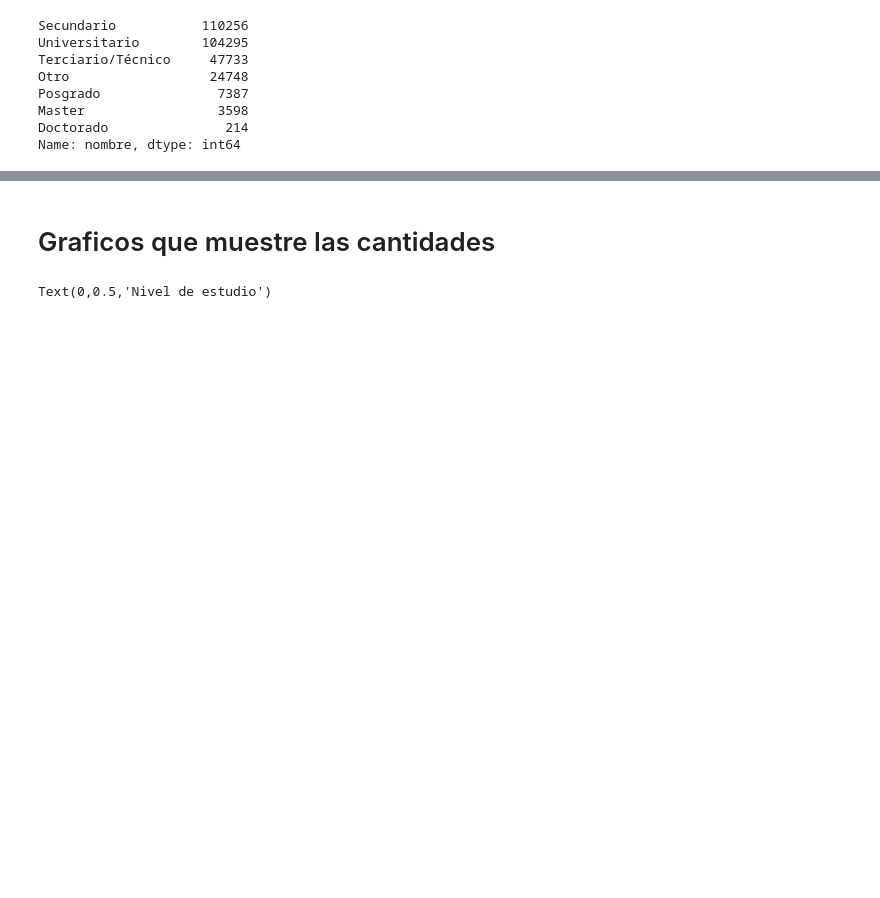
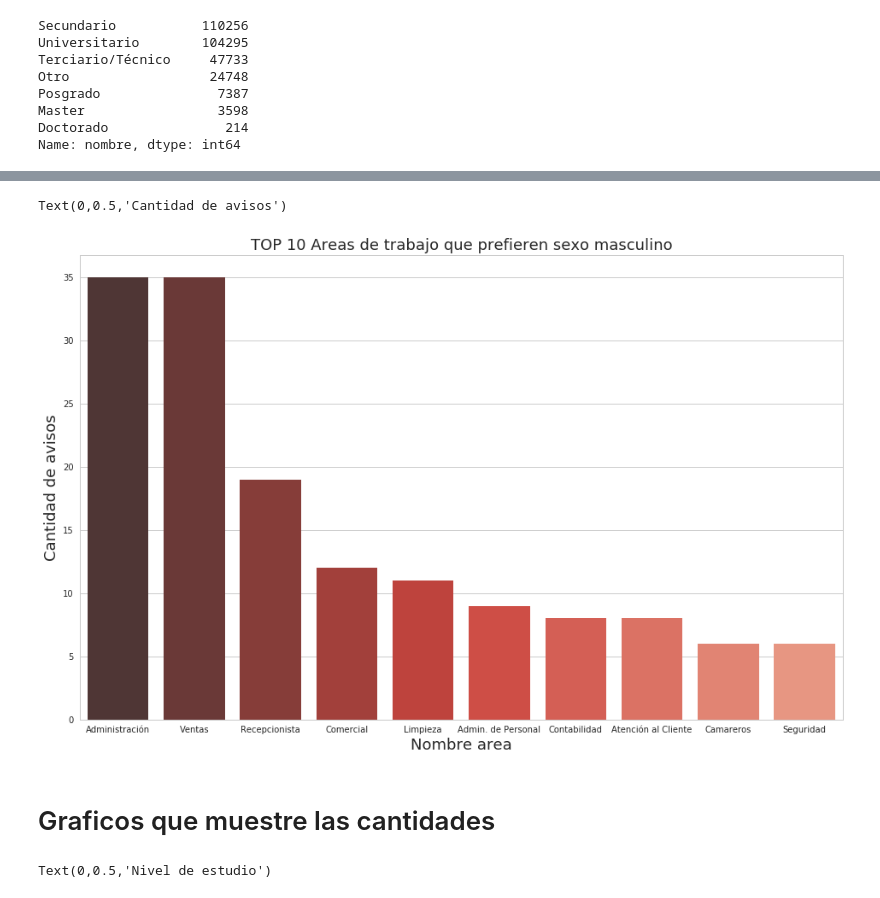
Before and after one commit to lucioll/NaventDatosTP, a Jupyter notebook: Analisis exploratorio-TP1.ipynb, the cells around one changed output, grey strips where cells are left out. Drawn from its saved outputs; the diff is of its cells as text; code cells hidden in the pictures; blank space fills up the shorter version.

```diff
--- a/Analisis exploratorio-TP1.ipynb
+++ b/Analisis exploratorio-TP1.ipynb
@@ -213,3 +275,20 @@ Name: idpostulante, Length: 188752, dtype: int64
+# %%
+preferencias = avisos_detalle[avisos_detalle["preferencia_sexo"] == "femenino"]["nombre_area"].value_counts()[:10]
+preferencias_index = ['Administración', 'Ventas', 'Recepcionista', 'Comercial',
+       'Limpieza', 'Admin. de Personal',
+       'Contabilidad', 'Atención al Cliente', 'Camareros', 'Seguridad']
+
+fig, ax = plt.subplots()
+fig.set_size_inches(16.0, 10.0)
+
+
+grafico = sns.barplot(x=preferencias_index, y=preferencias.values, orient="v", ax=ax,palette="Reds_d")
+grafico.set_title("TOP 10 Areas de trabajo que prefieren sexo masculino", fontsize=18)
+grafico.set_xlabel("Nombre area",fontsize=18)
+grafico.set_ylabel("Cantidad de avisos", fontsize=18)
+# %% [output]
+Text(0,0.5,'Cantidad de avisos')
+[figure, added]
 # %% [markdown]
 # Graficos que muestre las cantidades
 # %%
```
Also changed, not shown: parts of 29 cells of this notebook, 13 other files.
